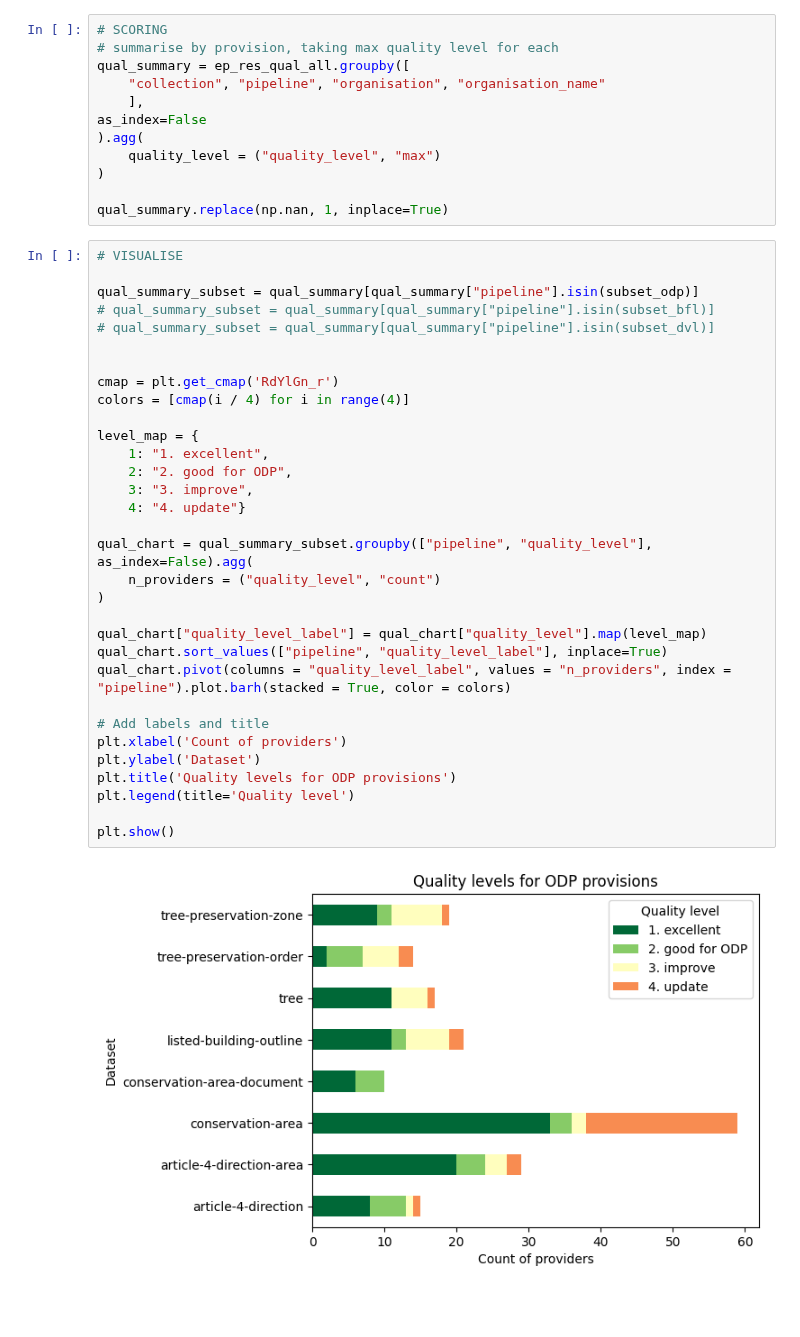
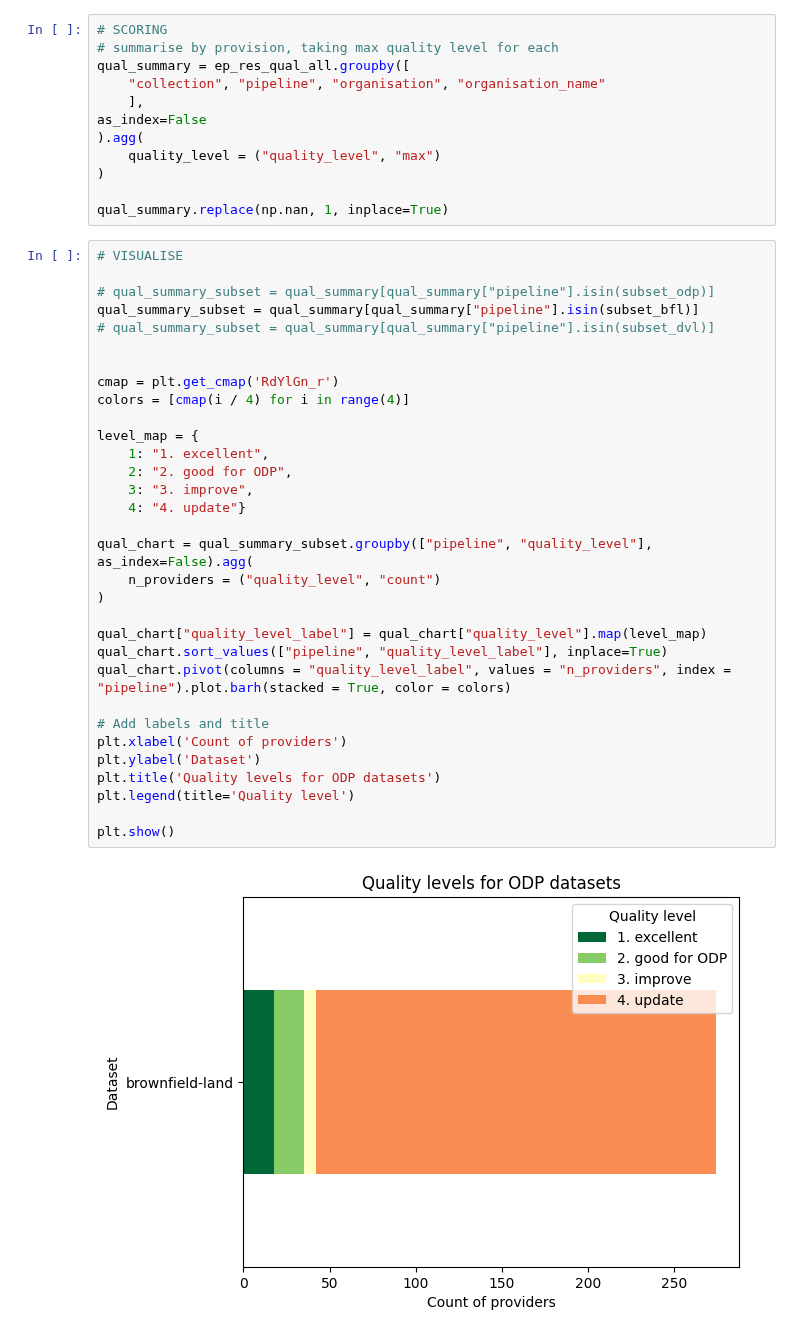
Before and after one commit to digital-land/jupyter-analysis, a Jupyter notebook: analysis/2024-06_issue_monitoring/issue_monitoring - provision scoring.ipynb, the cells around one changed output. Drawn from its saved outputs; the diff is of its cells as text; blank space fills up the shorter version.

```diff
--- a/analysis/2024-06_issue_monitoring/issue_monitoring - provision scoring.ipynb
+++ b/analysis/2024-06_issue_monitoring/issue_monitoring - provision scoring.ipynb
@@ -289,34 +290,34 @@ qual_summary.replace(np.nan, 1, inplace=True)
 # %%
 # VISUALISE
 
-qual_summary_subset = qual_summary[qual_summary["pipeline"].isin(subset_odp)]
-# qual_summary_subset = qual_summary[qual_summary["pipeline"].isin(subset_bfl)]
+# qual_summary_subset = qual_summary[qual_summary["pipeline"].isin(subset_odp)]
+qual_summary_subset = qual_summary[qual_summary["pipeline"].isin(subset_bfl)]
 # qual_summary_subset = qual_summary[qual_summary["pipeline"].isin(subset_dvl)]
 
 
 cmap = plt.get_cmap('RdYlGn_r')
 colors = [cmap(i / 4) for i in range(4)]
 
 level_map = {
     1: "1. excellent",
     2: "2. good for ODP",
     3: "3. improve",
     4: "4. update"}
 
 qual_chart = qual_summary_subset.groupby(["pipeline", "quality_level"], as_index=False).agg(
     n_providers = ("quality_level", "count")
 )
 
 qual_chart["quality_level_label"] = qual_chart["quality_level"].map(level_map)
 qual_chart.sort_values(["pipeline", "quality_level_label"], inplace=True)
 qual_chart.pivot(columns = "quality_level_label", values = "n_providers", index = "pipeline").plot.barh(stacked = True, color = colors)
 
 # Add labels and title
 plt.xlabel('Count of providers')
 plt.ylabel('Dataset')
-plt.title('Quality levels for ODP provisions')
+plt.title('Quality levels for ODP datasets')
 plt.legend(title='Quality level')
 
 plt.show()
 # %% [output]
-[figure, old version]
+[figure, new version]
```
Also changed, not shown: parts of 7 cells of this notebook.
